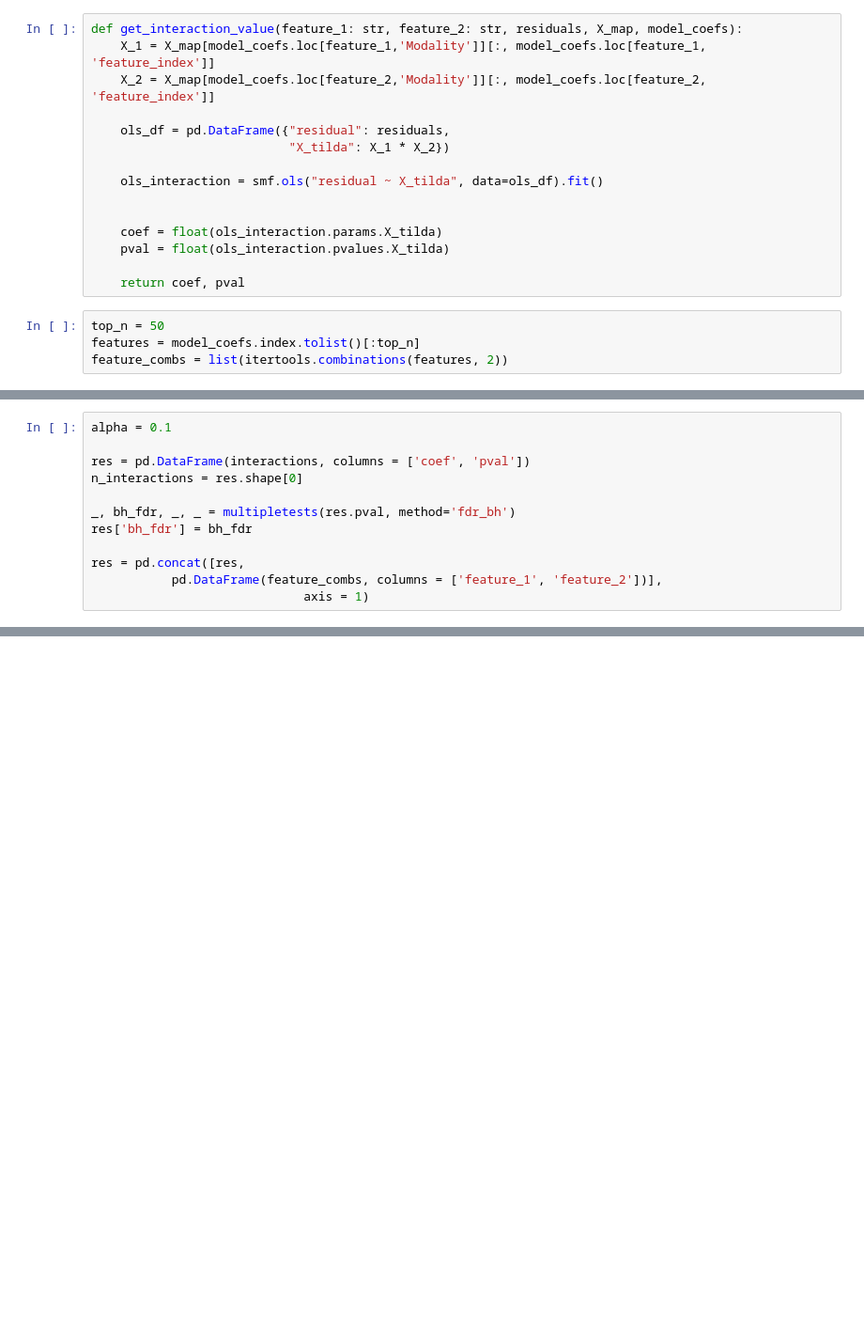
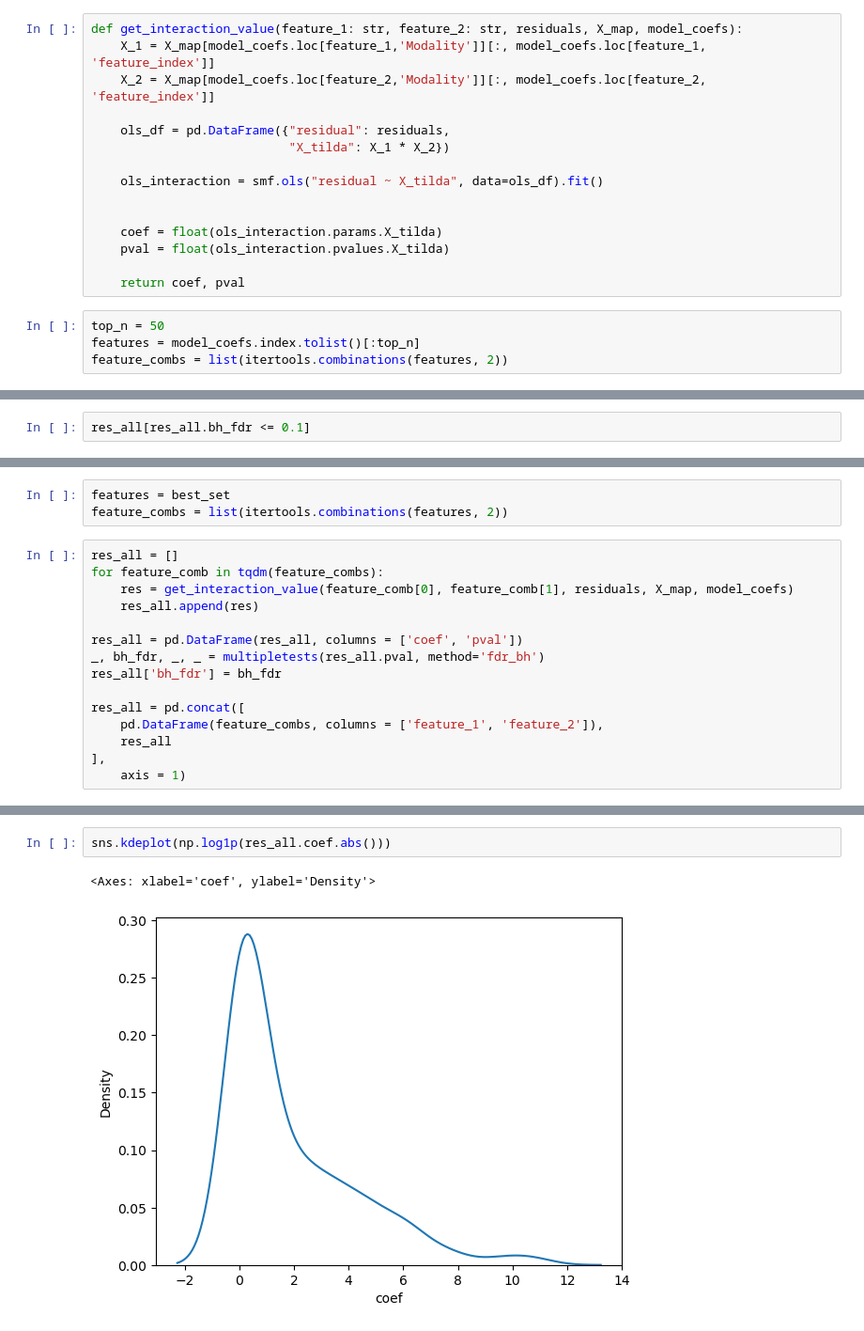
Before and after one commit to hmbaghdassarian/metastatic_potential, a Jupyter notebook: notebooks/C_joint_prediction/05_perturbation_interactions_residuals.ipynb, the cells around one changed output, grey strips where cells are left out. Shown at 94% size. Drawn from its saved outputs; the diff is of its cells as text; blank space fills up the shorter version.

```diff
--- a/notebooks/C_joint_prediction/05_perturbation_interactions_residuals.ipynb
+++ b/notebooks/C_joint_prediction/05_perturbation_interactions_residuals.ipynb
@@ -134,12 +150,2 @@ for feature_comb in tqdm(feature_combs):
 # %%
-alpha = 0.1
-
-res = pd.DataFrame(interactions, columns = ['coef', 'pval'])
-n_interactions = res.shape[0]
-
-_, bh_fdr, _, _ = multipletests(res.pval, method='fdr_bh')
-res['bh_fdr'] = bh_fdr
-
-res = pd.concat([res,
-           pd.DataFrame(feature_combs, columns = ['feature_1', 'feature_2'])],
-                             axis = 1)
+res_all[res_all.bh_fdr <= 0.1]
@@ -165,0 +448,18 @@ NameError: name 'sns' is not defined
+# %%
+features = best_set
+feature_combs = list(itertools.combinations(features, 2))
+# %%
+res_all = []
+for feature_comb in tqdm(feature_combs):
+    res = get_interaction_value(feature_comb[0], feature_comb[1], residuals, X_map, model_coefs)
+    res_all.append(res)
+
+res_all = pd.DataFrame(res_all, columns = ['coef', 'pval'])
+_, bh_fdr, _, _ = multipletests(res_all.pval, method='fdr_bh')
+res_all['bh_fdr'] = bh_fdr
+
+res_all = pd.concat([
+    pd.DataFrame(feature_combs, columns = ['feature_1', 'feature_2']),
+    res_all
+],
+    axis = 1)
@@ -165,0 +478,5 @@ NameError: name 'sns' is not defined
+# %%
+sns.kdeplot(np.log1p(res_all.coef.abs()))
+# %% [output]
+<Axes: xlabel='coef', ylabel='Density'>
+[figure, added]
```
Also changed, not shown: parts of 18 cells of this notebook, 8 other files.
